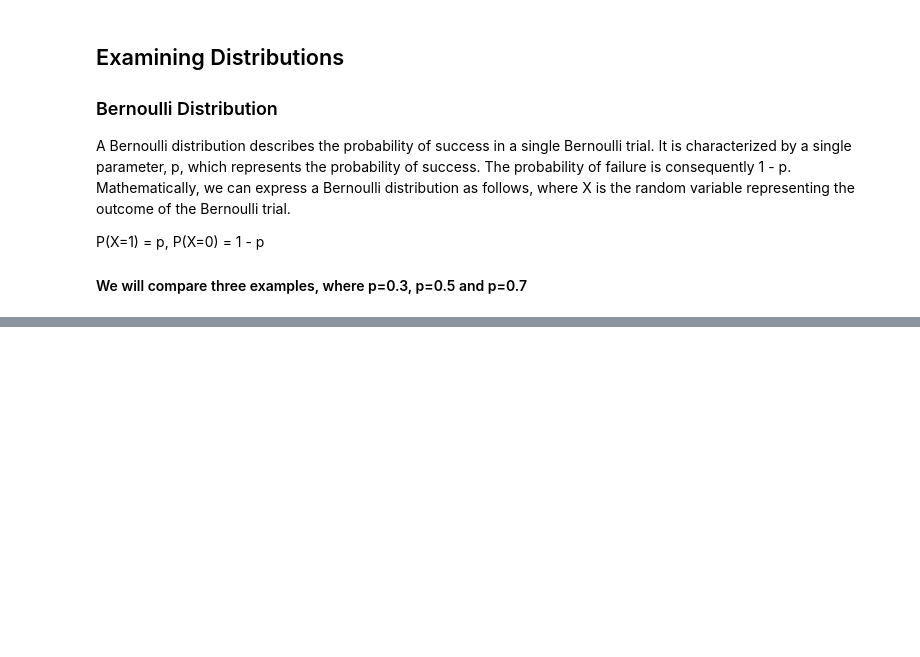
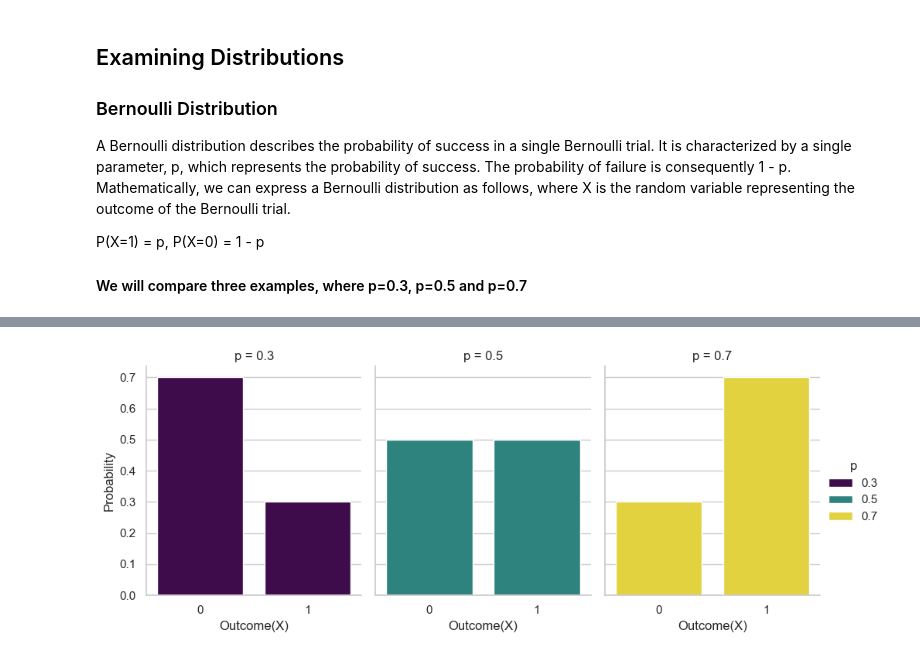
Before and after one commit to nyguerrillagirl/1000doc-python-projects, a Jupyter notebook: datacamp/statistical_thinking/anaconda_projects/statistical_thinking_notes.ipynb, the cells around one changed output, grey strips where cells are left out. Saved outputs shown, nothing was run; the diff lists cells and outputs as text; code cells hidden in the pictures; blank space fills up the shorter version.

```diff
--- a/datacamp/statistical_thinking/anaconda_projects/statistical_thinking_notes.ipynb
+++ b/datacamp/statistical_thinking/anaconda_projects/statistical_thinking_notes.ipynb
@@ -121,2 +123,12 @@ from scipy.stats import bernoulli
 # %%
-p_1 = bernoulli.rsv(
+# Define the probabilities
+ps = [0.3, 0.5, 0.7]
+# %%
+# Build a tidy DataFrame
+rows = []
+for p in ps:
+    rows.append({"Outcome": 0, "Probability": 1-p, "p": p})
+    rows.append({"Outcome": 1, "Probability": p, "p": p})
+
+df = pd.DataFrame(rows)
+df
@@ -122,0 +143,9 @@ p_1 = bernoulli.rsv(
+# %%
+# Plot using seaborn
+sns.set(style="whitegrid")
+g = sns.catplot(data=df, x="Outcome", y="Probability", col="p", hue="p", kind="bar", palette="viridis", height=4, aspect=0.8)
+g.set_titles("p = {col_name}")
+g.set_axis_labels("Outcome(X)", "Probability")
+plt.show()
+# %% [output]
+[figure, added]
```
Also changed, not shown: parts of 3 cells of this notebook, 1 other file.
